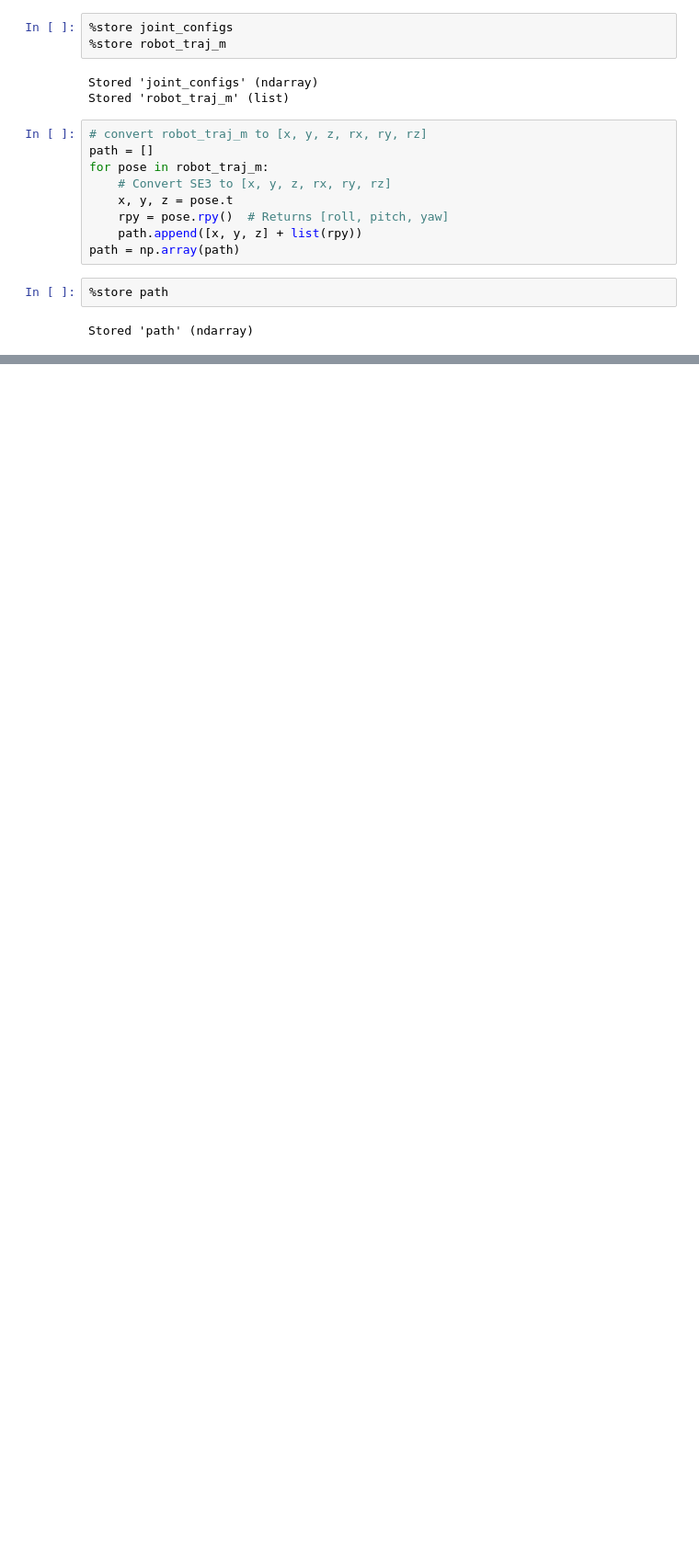
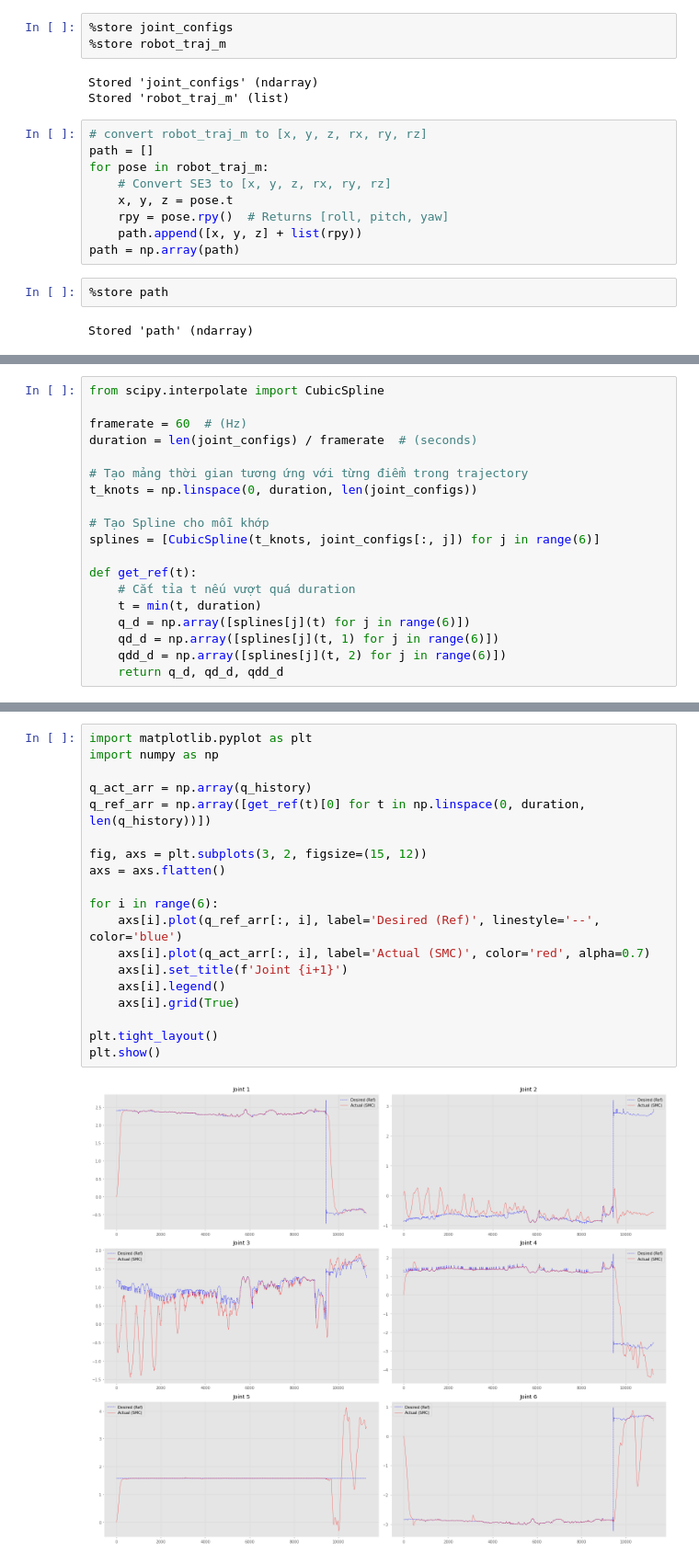
Before and after one commit to Infinity2Beyond/ur5e_painting, a Jupyter notebook: src/execute_trajectory.ipynb, the cells around one changed output, grey strips where cells are left out. Shown at 92% size. Cells and saved outputs as stored; diff of their text form; blank space fills up the shorter version.

```diff
--- a/src/execute_trajectory.ipynb
+++ b/src/execute_trajectory.ipynb
@@ -337,0 +298,19 @@ Stored 'path' (ndarray)
+# %%
+from scipy.interpolate import CubicSpline
+
+framerate = 60  # (Hz)
+duration = len(joint_configs) / framerate  # (seconds)
+
+# Tạo mảng thời gian tương ứng với từng điểm trong trajectory
+t_knots = np.linspace(0, duration, len(joint_configs))
+
+# Tạo Spline cho mỗi khớp
+splines = [CubicSpline(t_knots, joint_configs[:, j]) for j in range(6)]
+
+def get_ref(t):
+    # Cắt tỉa t nếu vượt quá duration
+    t = min(t, duration)
+    q_d = np.array([splines[j](t) for j in range(6)])
+    qd_d = np.array([splines[j](t, 1) for j in range(6)])
+    qdd_d = np.array([splines[j](t, 2) for j in range(6)])
+    return q_d, qd_d, qdd_d
@@ -337,0 +377,21 @@ Stored 'path' (ndarray)
+# %%
+import matplotlib.pyplot as plt
+import numpy as np
+
+q_act_arr = np.array(q_history)
+q_ref_arr = np.array([get_ref(t)[0] for t in np.linspace(0, duration, len(q_history))])
+
+fig, axs = plt.subplots(3, 2, figsize=(15, 12))
+axs = axs.flatten()
+
+for i in range(6):
+    axs[i].plot(q_ref_arr[:, i], label='Desired (Ref)', linestyle='--', color='blue')
+    axs[i].plot(q_act_arr[:, i], label='Actual (SMC)', color='red', alpha=0.7)
+    axs[i].set_title(f'Joint {i+1}')
+    axs[i].legend()
+    axs[i].grid(True)
+
+plt.tight_layout()
+plt.show()
+# %% [output]
+[figure, added]
```
Also changed, not shown: parts of 14 cells of this notebook, 25 other files.
